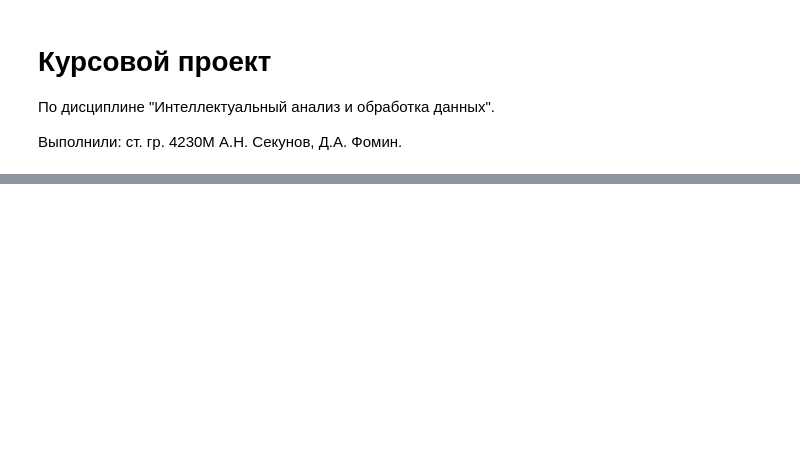
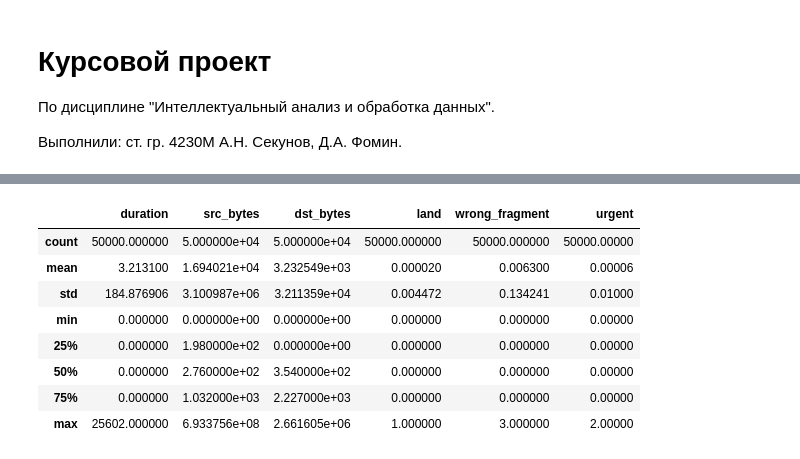
Before and after one commit to Demetrey/DMaP, a Jupyter notebook: CP/CP.ipynb, the cells around one changed output, grey strips where cells are left out. Saved outputs shown, nothing was run; the diff lists cells and outputs as text; code cells hidden in the pictures; blank space fills up the shorter version.

```diff
--- a/CP/CP.ipynb
+++ b/CP/CP.ipynb
@@ -102,0 +104,4 @@ data.head()
+# %%
+# Загрузка неразмеченных данных
+data_50k = pd.read_csv('./datasets/kdd_50000_unlabeled.csv')
+data_50k.columns = fnames
@@ -102,0 +225,12 @@ data.head()
+# %%
+data_50k.describe().iloc[:,:6]
+# %% [output]
+|  | duration | src_bytes | dst_bytes | land | wrong_fragment | urgent |
+| count | 50000.000000 | 5.000000e+04 | 5.000000e+04 | 50000.000000 | 50000.000000 | 50000.00000 |
+| mean | 3.213100 | 1.694021e+04 | 3.232549e+03 | 0.000020 | 0.006300 | 0.00006 |
+| std | 184.876906 | 3.100987e+06 | 3.211359e+04 | 0.004472 | 0.134241 | 0.01000 |
+| min | 0.000000 | 0.000000e+00 | 0.000000e+00 | 0.000000 | 0.000000 | 0.00000 |
+| 25% | 0.000000 | 1.980000e+02 | 0.000000e+00 | 0.000000 | 0.000000 | 0.00000 |
+| 50% | 0.000000 | 2.760000e+02 | 3.540000e+02 | 0.000000 | 0.000000 | 0.00000 |
+| 75% | 0.000000 | 1.032000e+03 | 2.227000e+03 | 0.000000 | 0.000000 | 0.00000 |
+| max | 25602.000000 | 6.933756e+08 | 2.661605e+06 | 1.000000 | 3.000000 | 2.00000 |
```
Also changed, not shown: parts of 51 cells of this notebook.
